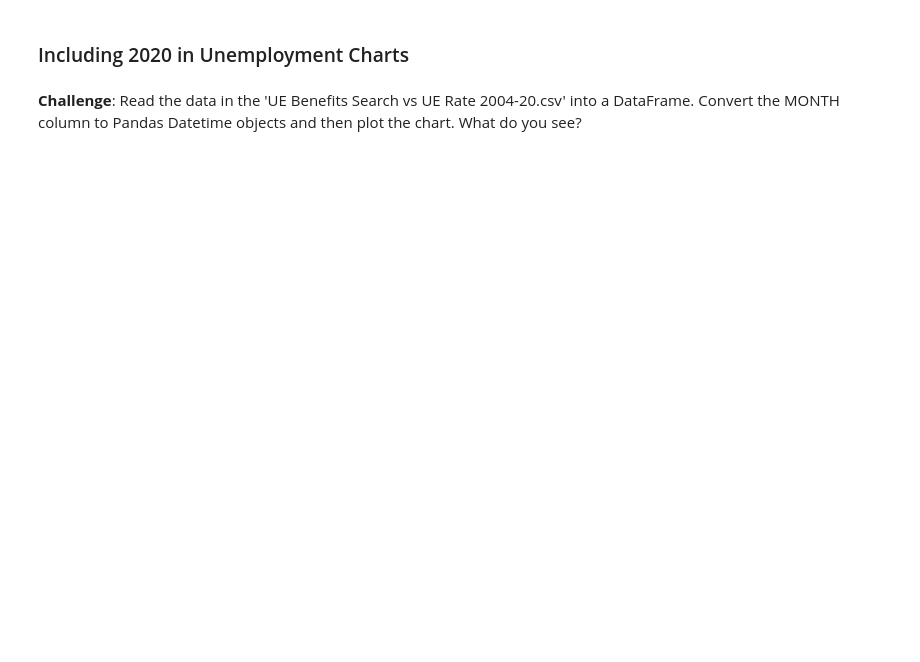
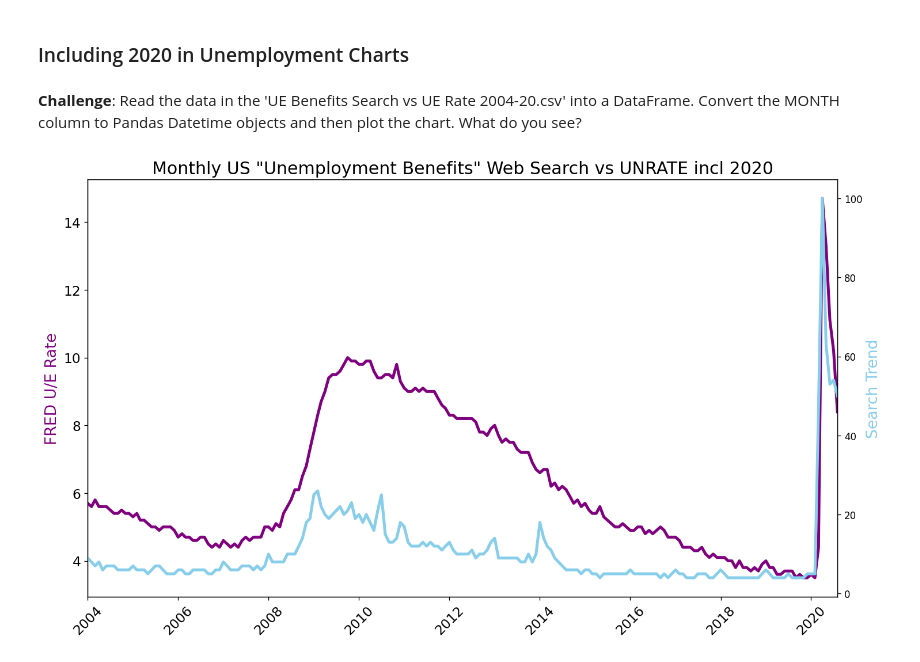
Before and after one commit to krook98/Google-Trends-Data-Visualization, a Jupyter notebook: Google Trends and Data Visualisation (start).ipynb, the cells around one changed output. Cells and saved outputs as stored; diff of their text form; code cells hidden in the pictures; blank space fills up the shorter version.

```diff
--- a/Google Trends and Data Visualisation (start).ipynb
+++ b/Google Trends and Data Visualisation (start).ipynb
@@ -299,3 +328,26 @@ plt.show()
 ### Including 2020 in Unemployment Charts
 # %% [markdown]
 **Challenge**: Read the data in the 'UE Benefits Search vs UE Rate 2004-20.csv' into a DataFrame. Convert the MONTH column to Pandas Datetime objects and then plot the chart. What do you see?
+# %%
+df_ue_2020 = pd.read_csv("UE Benefits Search vs UE Rate 2004-20.csv")
+df_ue_2020.MONTH = pd.to_datetime(df_ue_2020.MONTH)
+# %%
+plt.figure(figsize=(14,8), dpi=120)
+plt.yticks(fontsize=14)
+plt.xticks(fontsize=14, rotation=45)
+plt.title('Monthly US "Unemployment Benefits" Web Search vs UNRATE incl 2020', fontsize=18)
+
+ax1 = plt.gca()
+ax2 = ax1.twinx()
+
+ax1.set_ylabel('FRED U/E Rate', color='purple', fontsize=16)
+ax2.set_ylabel('Search Trend', color='skyblue', fontsize=16)
+
+ax1.set_xlim([df_ue_2020.MONTH.min(), df_ue_2020.MONTH.max()])
+
+ax1.plot(df_ue_2020.MONTH, df_ue_2020.UNRATE, 'purple', linewidth=3)
+ax2.plot(df_ue_2020.MONTH, df_ue_2020.UE_BENEFITS_WEB_SEARCH, 'skyblue', linewidth=3)
+
+plt.show()
+# %% [output]
+[figure, added]
```
Also changed, not shown: parts of 2 cells of this notebook.
